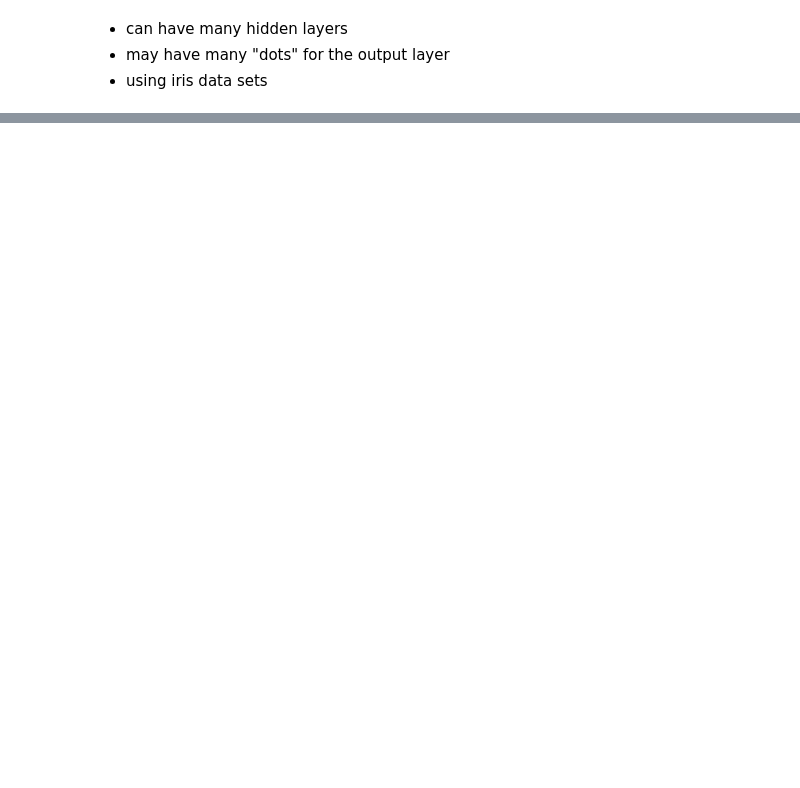
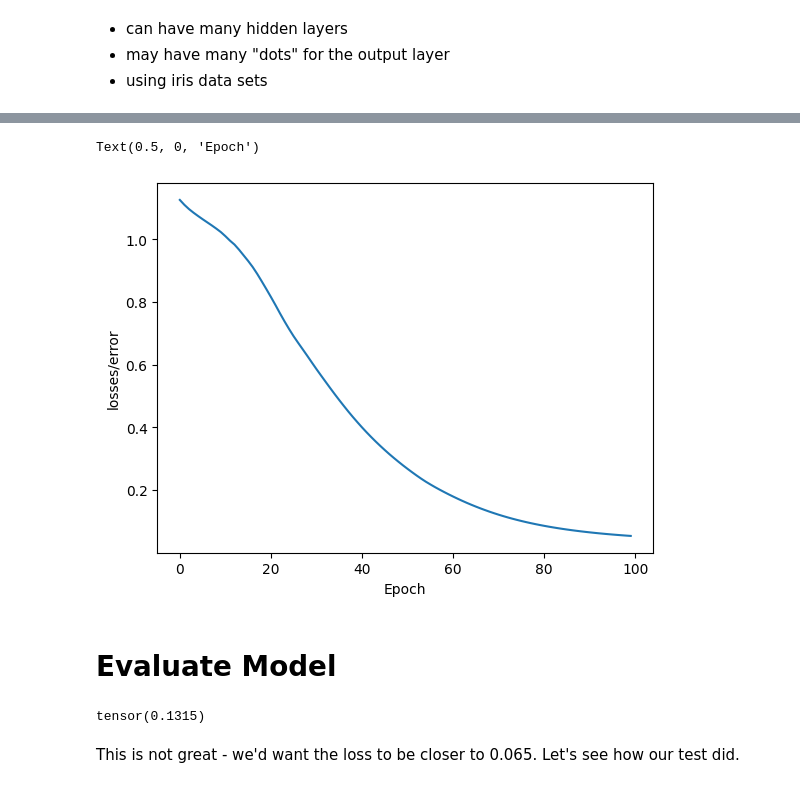
Before and after one commit to sarah-whitin/pytorch_tutorial, a Jupyter notebook: basic_neural_net.ipynb, the cells around one changed output, grey strips where cells are left out. Saved outputs shown, nothing was run; the diff lists cells and outputs as text; code cells hidden in the pictures; blank space fills up the shorter version.

```diff
--- a/basic_neural_net.ipynb
+++ b/basic_neural_net.ipynb
@@ -36,0 +116,3 @@ model = Model()
+# %%
+# Train Test Split
+X_train, X_test, y_train, y_test = train_test_split(X, y, test_size = 0.2, random_state = 41)
@@ -36,0 +143,6 @@ model = Model()
+# %%
+# Covert y labels to tensor long
+y_train = torch.LongTensor(y_train)
+y_test = torch.LongTensor(y_test)
+print(y_train)
+print(y_test)
@@ -36,0 +157,6 @@ model = Model()
+# %%
+# Set the criterion of the model to measure the error, how far off the predictions are from the data
+criterion = nn.CrossEntropyLoss()
+# Chose Adam Optimizer, lr = learning rate
+# (if error doesnt go down after a bunch. of iteratiosn (epochs) might want to lower learning rate)
+optimizer = torch.optim.Adam(model.parameters(), lr = 0.01)
@@ -36,0 +171,24 @@ model = Model()
+# %%
+# Tain our model
+# Epochs? (one run thru all training data in our network)
+epochs = 100
+losses = []
+for i in range(epochs):
+  # Go forward and get a prediction
+  y_pred = model.forward(X_train) # get predictated results
+
+  # Measure teh loss/error, gonna be high at first
+  loss = criterion(y_pred, y_train) # predicated values vs the y_train
+
+  # Keep Track of our losses
+  losses.append(loss.detach().numpy())
+
+  # print every 10 epoch
+  if i % 10 == 0:
+    print(f"Epoch: {i} and loss: {loss}")
+
+  # Do some back propagation: take the error rate of forward propagationi and feed it back
+  # thru the netowrk to fine tune the weights
+  optimizer.zero_grad()
+  loss.backward()
+  optimizer.step()
@@ -36,0 +206,22 @@ model = Model()
+# %%
+# Graph it out
+plt.plot(range(epochs), losses)
+plt.ylabel("losses/error")
+plt.xlabel("Epoch")
+# %% [output]
+Text(0.5, 0, 'Epoch')
+[figure, added]
+# %% [markdown]
+# Evaluate Model
+# %%
+# Evaluate Model on Test Data Set (validate model on test set)
+with torch.no_grad(): # Basically turn off back propogation
+  y_eval = model.forward(X_test) # X_Test are features from our test set, y_eval will be our predictions
+  loss = criterion(y_eval, y_test) # Find loss/error
+
+loss
+# %% [output]
+tensor(0.1315)
+# %% [markdown]
+This is not great - we'd want the loss to be closer to 0.065.
+Let's see how our test did.
```
Also changed, not shown: parts of 16 cells of this notebook.
